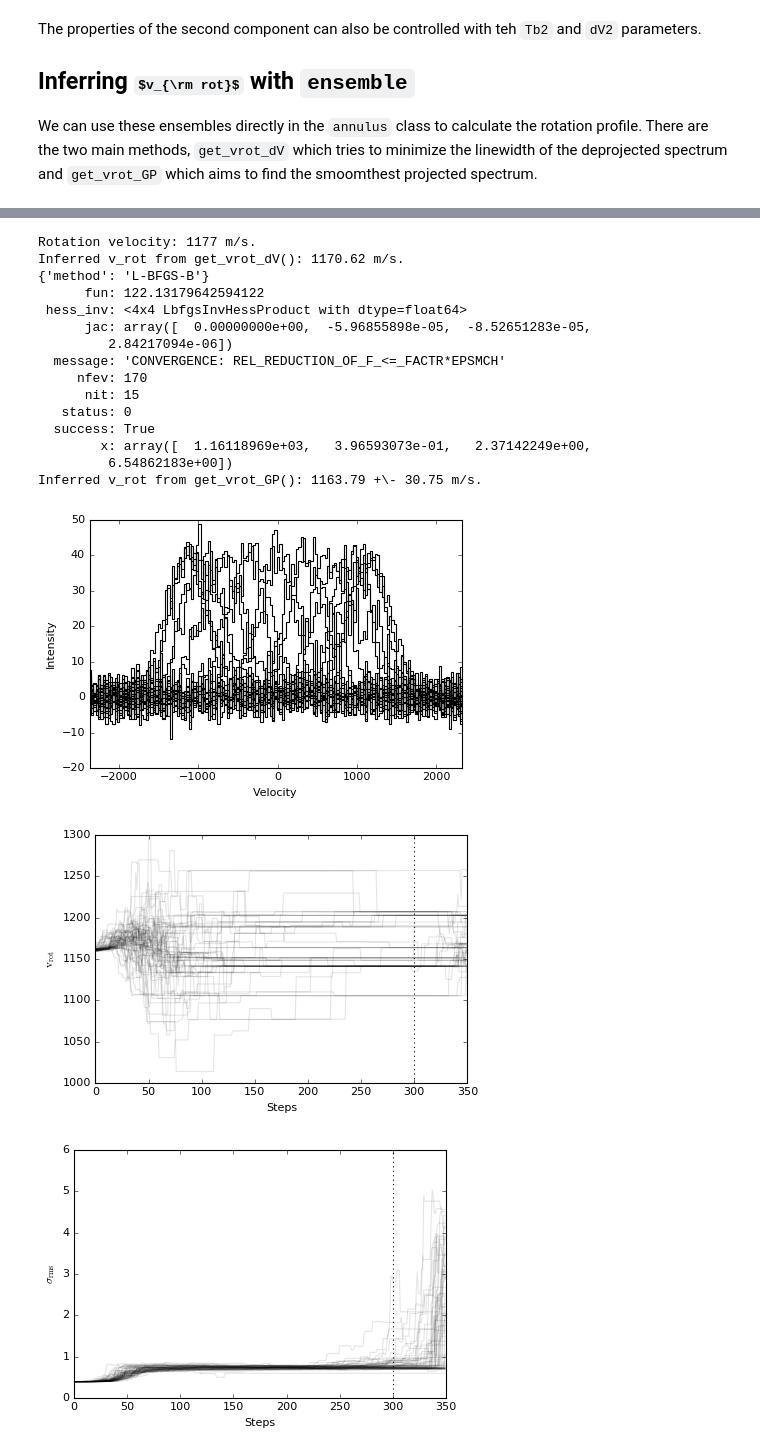
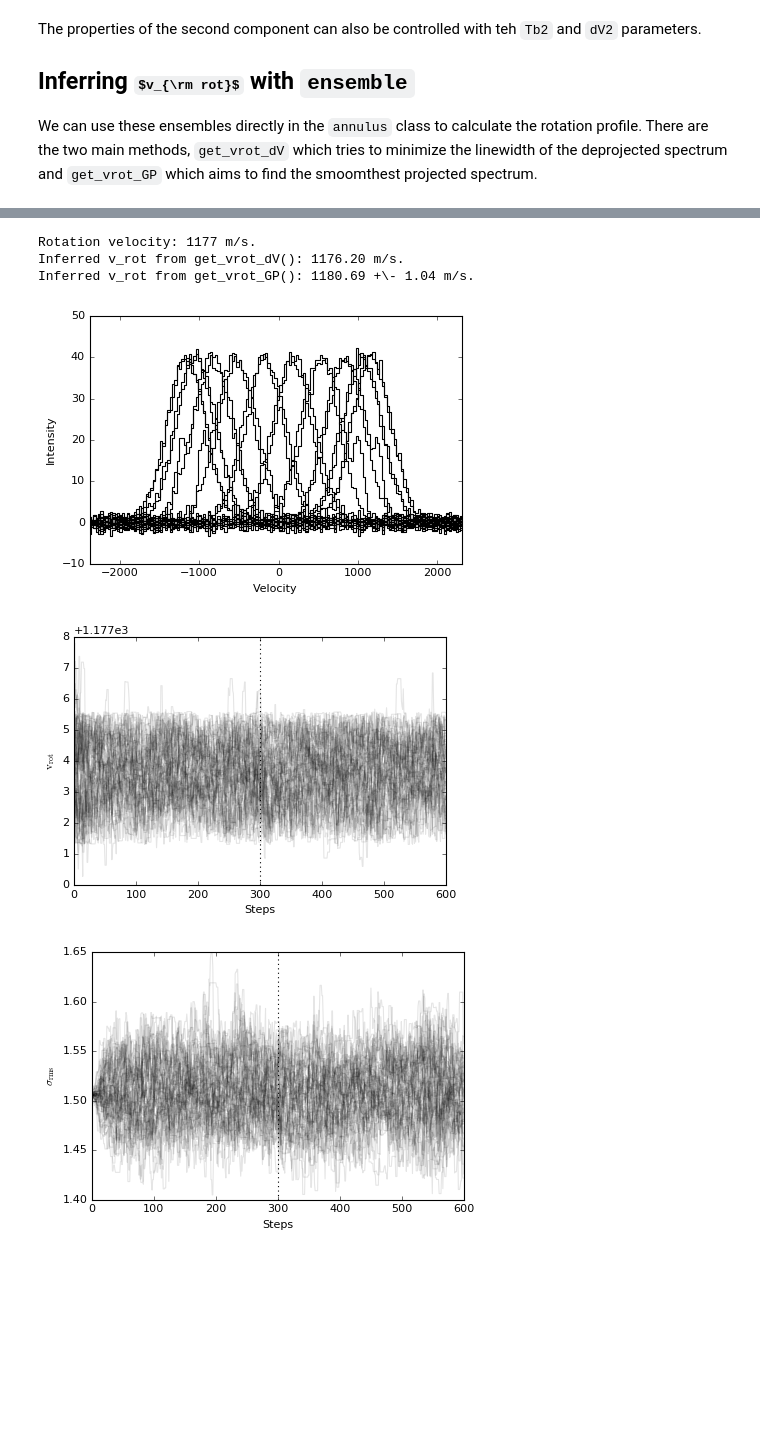
Before and after one commit to richteague/eddy, a Jupyter notebook: Examples/Using eddy.ipynb, the cells around one changed output, grey strips where cells are left out. Saved outputs shown, nothing was run; the diff lists cells and outputs as text; code cells hidden in the pictures; some formulas as TeX source; blank space fills up the shorter version.

```diff
--- a/Examples/Using eddy.ipynb
+++ b/Examples/Using eddy.ipynb
@@ -159,36 +114,24 @@ ax.axvline(sig[np.argmin(nll)])
 # %%
 # Try with the flared_disk_ensemble.
 
-spectra, theta, velax, vrot = flared_disk_ensemble(radius=1.5, rms=3.0, N=20, inc=30.,
+spectra, theta, velax, vrot = flared_disk_ensemble(radius=1.5, rms=1.0, N=20, inc=30.,
                                                    aspect_ratio=0.3, flaring_angle=0.12)
 annulus = ensemble(spectra=spectra, theta=theta, velax=velax)
 
 # Find the rotation velocity by minimizing the linewidth:
 
 vrot_dV = annulus.get_vrot_dV()
 print("Inferred v_rot from get_vrot_dV(): %.2f m/s." % vrot_dV)
 
 # Find the rotation velocity by finding the smoothest model.
 
-vrot_GP = annulus.get_vrot_GP(nwalkers=64, plot_walkers=True, plot_corner=True)
+vrot_GP = annulus.get_vrot_GP()
 vrot_GP = np.array([vrot_GP[1], vrot_GP[1] - vrot_GP[0], vrot_GP[2] - vrot_GP[1]])
 print("Inferred v_rot from get_vrot_GP(): %.2f +\- %.2f m/s." % (vrot_GP[0], np.average(vrot_GP[1:], axis=0)))
 # %% [output]
 Rotation velocity: 1177 m/s.
-Inferred v_rot from get_vrot_dV(): 1170.62 m/s.
-{'method': 'L-BFGS-B'}
-      fun: 122.13179642594122
- hess_inv: <4x4 LbfgsInvHessProduct with dtype=float64>
-      jac: array([  0.00000000e+00,  -5.96855898e-05,  -8.52651283e-05,
-         2.84217094e-06])
-  message: 'CONVERGENCE: REL_REDUCTION_OF_F_<=_FACTR*EPSMCH'
-     nfev: 170
-      nit: 15
-   status: 0
-  success: True
-        x: array([  1.16118969e+03,   3.96593073e-01,   2.37142249e+00,
-         6.54862183e+00])
-Inferred v_rot from get_vrot_GP(): 1163.79 +\- 30.75 m/s.
+Inferred v_rot from get_vrot_dV(): 1176.20 m/s.
+Inferred v_rot from get_vrot_GP(): 1180.69 +\- 1.04 m/s.
-[figure, old version]
+[figure, new version]
-[figure, old version]
+[figure, new version]
-[figure, old version]
+[figure, new version]
```
Also changed, not shown: parts of 11 cells of this notebook, 3 other files.
